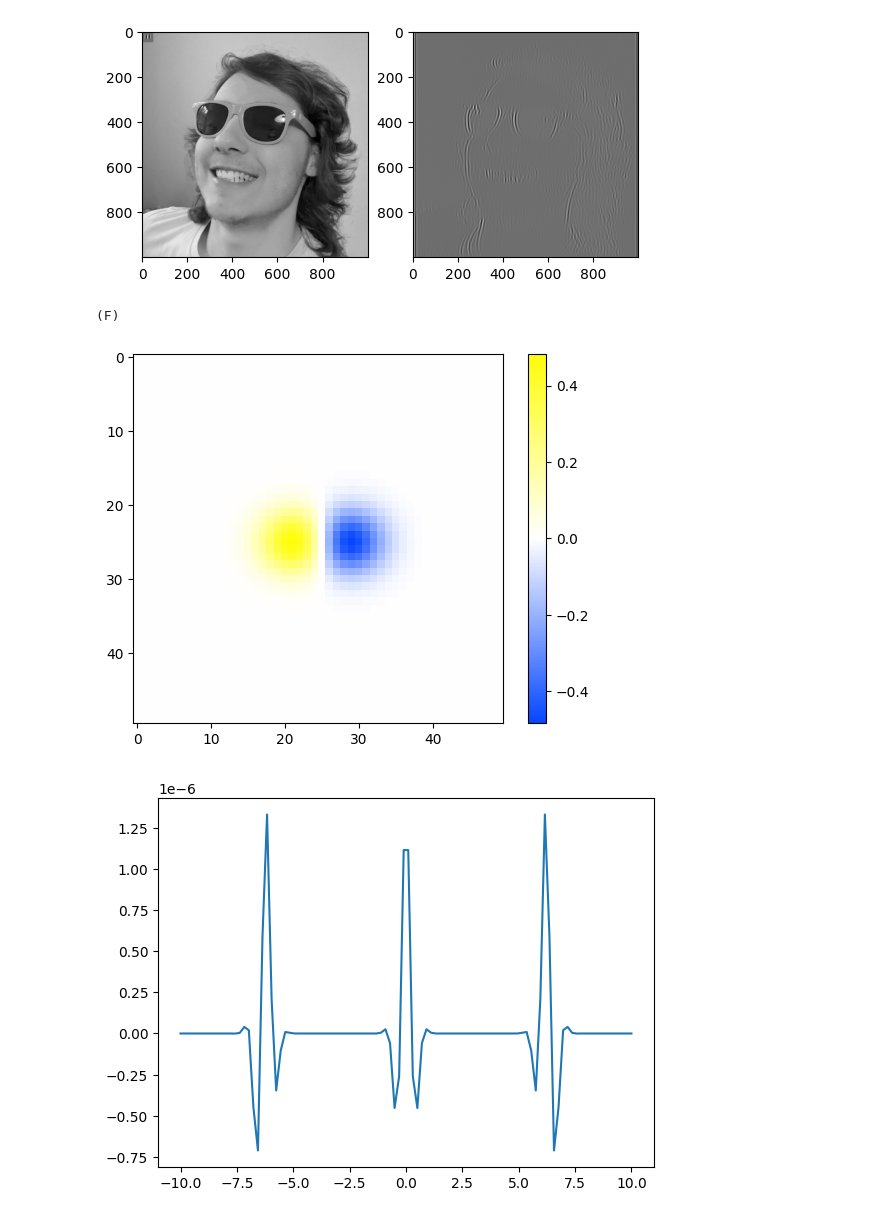
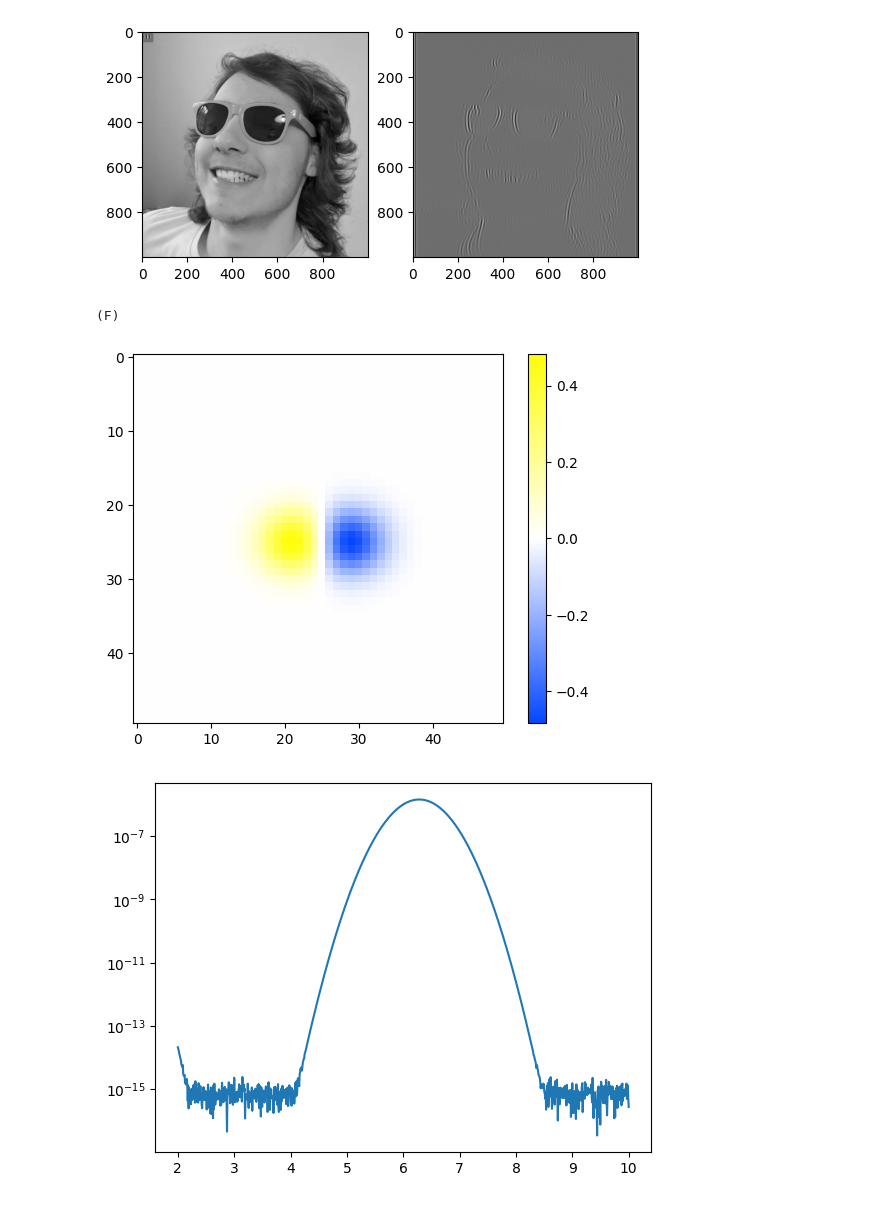
Before and after one commit to Rismosch/homework_understanding_vision, a Jupyter notebook: Homework1.ipynb, the cells around one changed output. Saved outputs shown, nothing was run; the diff lists cells and outputs as text; code cells hidden in the pictures.

```diff
--- a/Homework1.ipynb
+++ b/Homework1.ipynb
@@ -360,30 +360,40 @@ phi: 0
 # %%
 # Excercise 4. (F)
 print("(F)")
 
-def g_(kernel, k):
+# define helper functions
+def g_(kernel, k, callback):
     width, height = kernel.shape
     g = 0
 
-    for x in range(0,width):
+    for x in range(0, width):
         for y in range(0, height):
-            g += kernel[x, y] * math.cos(k * x)
+            g += kernel[x][y] * callback(k * x)
 
     return g
 
+def g_s(kernel, k):
+    return g_(kernel, k, math.sin)
+
+def g_c(kernel, k):
+    return g_(kernel, k, math.cos)
+
+def g(kernel, k):
+    gs = g_s(kernel, k)
+    gc = g_c(kernel, k)
+
+    return math.sqrt(gs * gs + gc * gc)
+
+# define parameters
 for p in gabor_parameters:
     kernel = make_gabor_kernel(p, orientation=Orientation.HORIZONTAL)
+    x_values = np.linspace(2, 10, 1000)
+
     plot_kernel(kernel)
-    x_values = np.linspace(-10, 10, 100)
-
-    y_values = [g_(kernel, x) for x in x_values]
-
-    #print(f"{y_values}")
-
-    plt.plot(x_values, y_values)
+    plt.plot(x_values, [g(kernel, x) for x in x_values])
+    plt.yscale("log")
     plt.show()
-    break
 # %% [output]
 (F)
 [figure]
-[figure, old version]
+[figure, new version]
```
Also changed, not shown: parts of 1 cell of this notebook.
